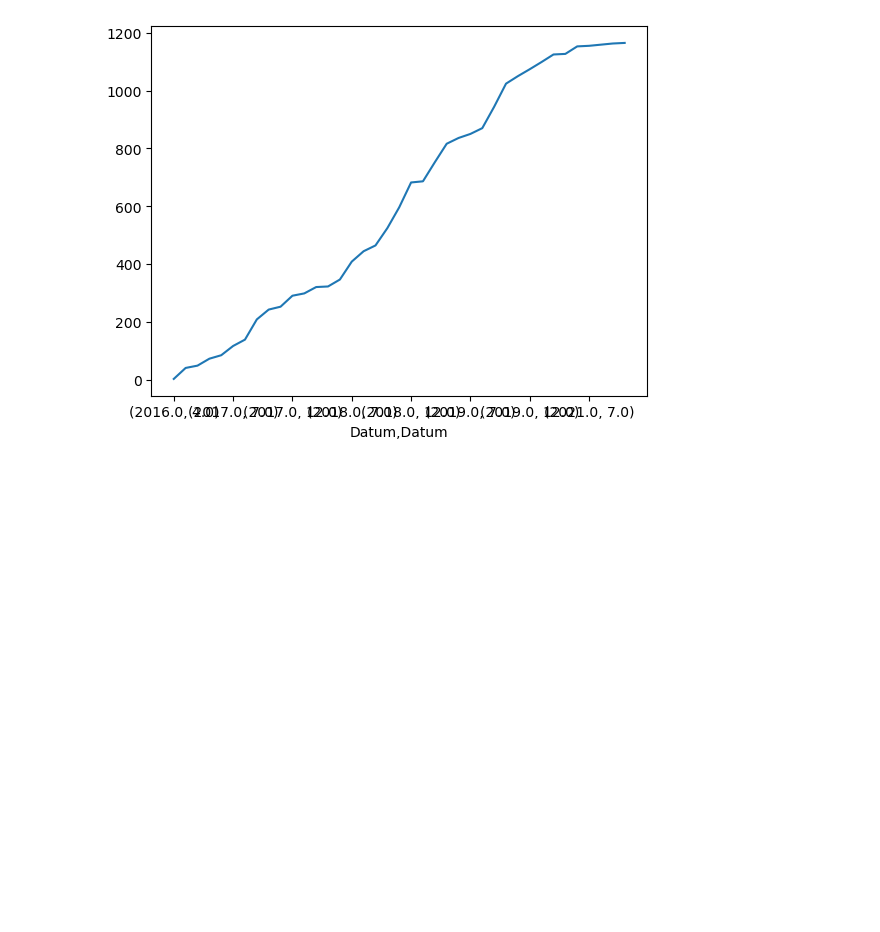
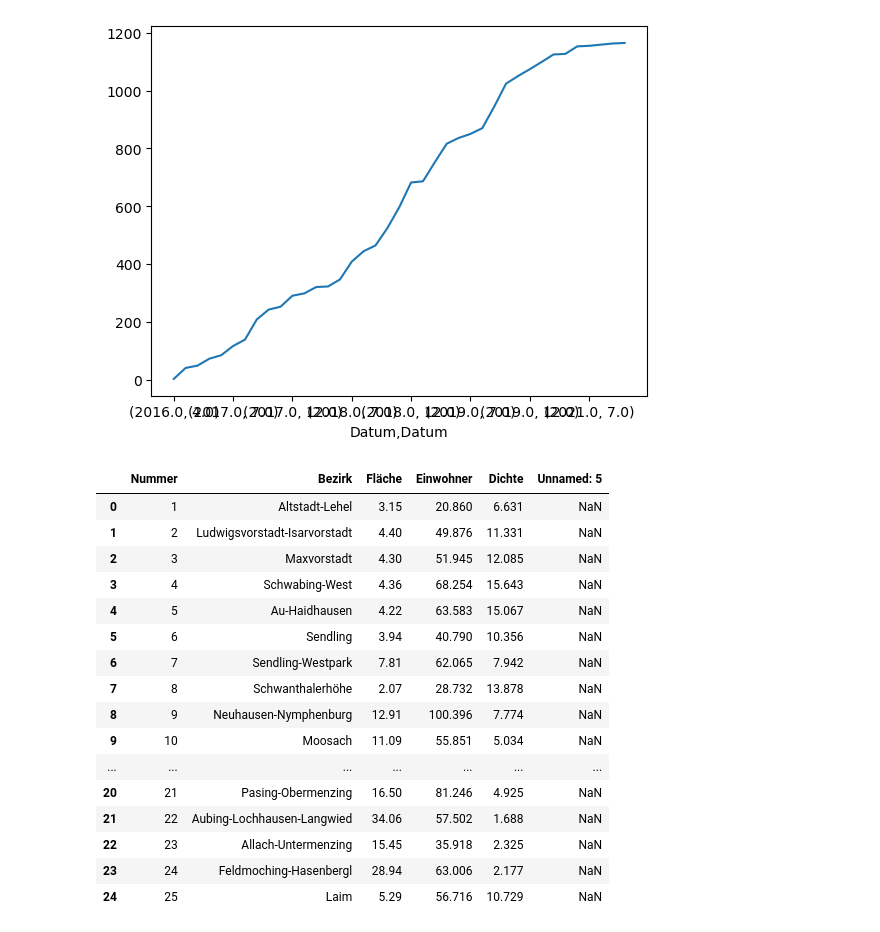
Before and after one commit to Kuroneko369/Muc_electro_vehicles, a Jupyter notebook: notebooks/ladestationen_georg.ipynb, the cells around one changed output. Saved outputs shown, nothing was run; the diff lists cells and outputs as text; code cells hidden in the pictures; blank space fills up the shorter version.

Commit message:
new csv Einwohnerzahl added

```diff
--- a/notebooks/ladestationen_georg.ipynb
+++ b/notebooks/ladestationen_georg.ipynb
@@ -105,3 +158,25 @@ df_els_LP_month.cumsum().plot()
 plt.show()
 # %% [output]
 [figure]
+# %%
+df_bez = pd.read_csv("../data/MUC_Bezirke_Einwohner_georg.csv")
+# %%
+df_bez.head(26)
+# %% [output]
+|  | Nummer | Bezirk | Fläche | Einwohner | Dichte | Unnamed: 5 |
+| 0 | 1 | Altstadt-Lehel | 3.15 | 20.860 | 6.631 | NaN |
+| 1 | 2 | Ludwigsvorstadt-Isarvorstadt | 4.40 | 49.876 | 11.331 | NaN |
+| 2 | 3 | Maxvorstadt | 4.30 | 51.945 | 12.085 | NaN |
+| 3 | 4 | Schwabing-West | 4.36 | 68.254 | 15.643 | NaN |
+| 4 | 5 | Au-Haidhausen | 4.22 | 63.583 | 15.067 | NaN |
+| 5 | 6 | Sendling | 3.94 | 40.790 | 10.356 | NaN |
+| 6 | 7 | Sendling-Westpark | 7.81 | 62.065 | 7.942 | NaN |
+| 7 | 8 | Schwanthalerhöhe | 2.07 | 28.732 | 13.878 | NaN |
+| 8 | 9 | Neuhausen-Nymphenburg | 12.91 | 100.396 | 7.774 | NaN |
+| 9 | 10 | Moosach | 11.09 | 55.851 | 5.034 | NaN |
+| ... | ... | ... | ... | ... | ... | ... |
+| 20 | 21 | Pasing-Obermenzing | 16.50 | 81.246 | 4.925 | NaN |
+| 21 | 22 | Aubing-Lochhausen-Langwied | 34.06 | 57.502 | 1.688 | NaN |
+| 22 | 23 | Allach-Untermenzing | 15.45 | 35.918 | 2.325 | NaN |
+| 23 | 24 | Feldmoching-Hasenbergl | 28.94 | 63.006 | 2.177 | NaN |
+| 24 | 25 | Laim | 5.29 | 56.716 | 10.729 | NaN |
```
Also changed, not shown: parts of 6 cells of this notebook, 1 other file.
